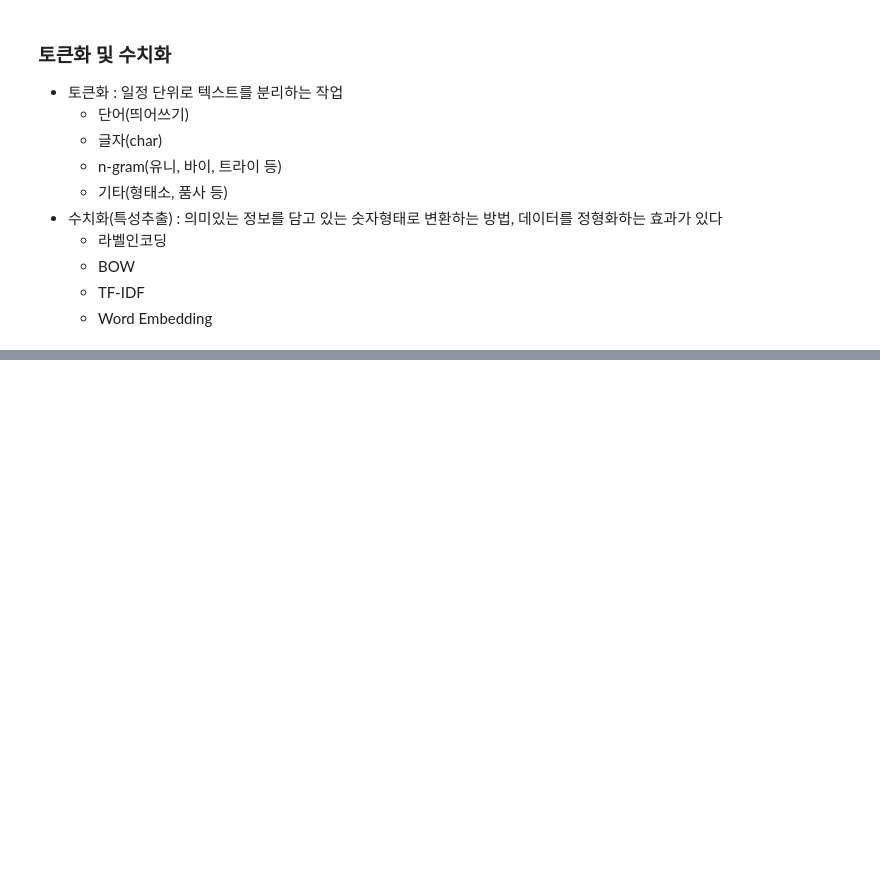
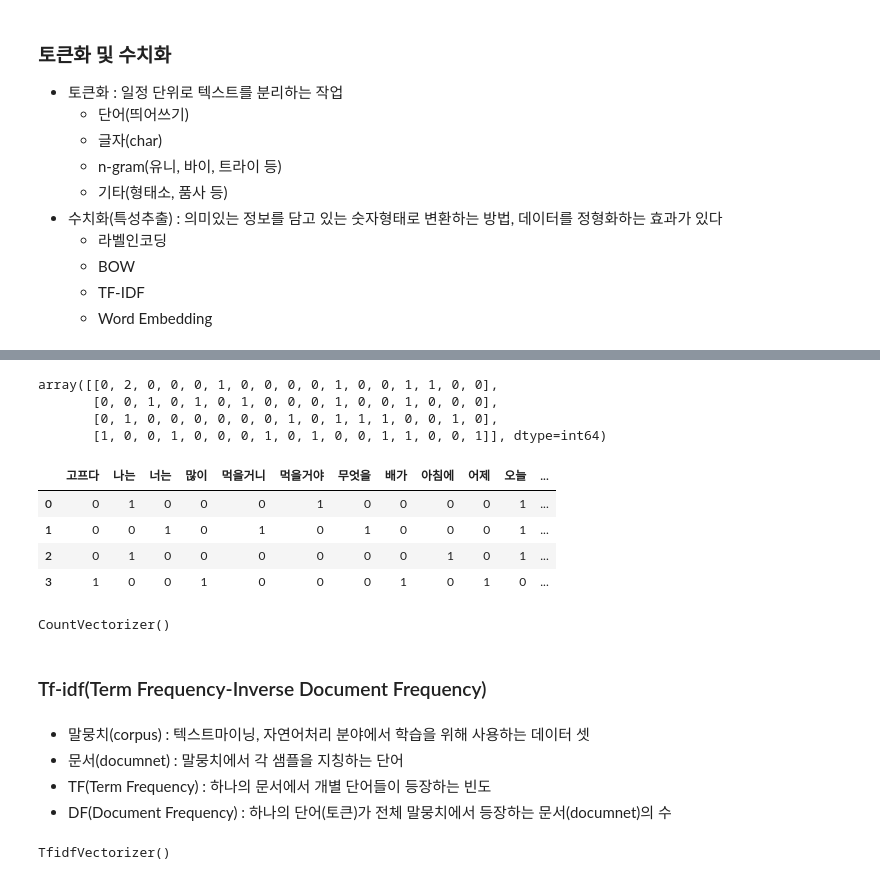
Before and after one commit to pa3757/aischoolpython, a Jupyter notebook: machineLearning/textmining.ipynb, the cells around one changed output, grey strips where cells are left out. Drawn from its saved outputs; the diff is of its cells as text; code cells hidden in the pictures; blank space fills up the shorter version.

```diff
--- a/machineLearning/textmining.ipynb
+++ b/machineLearning/textmining.ipynb
@@ -609,0 +615,5 @@ for doc in tqdm(test_celean_list):
+# %%
+from sklearn.feature_extraction.text import CountVectorizer
+
+# 객체 생성
+cv = CountVectorizer()
@@ -609,0 +624,4 @@ for doc in tqdm(test_celean_list):
+# %%
+sample_text = ["나는 나는 오늘 저녁에 치킨을 먹을거야", "너는 오늘 저녁에 무엇을 먹을거니?", "나는 오늘 아침에 운동을 하고 왔어", "어제 저녁에 운동을 했더니 배가 많이 고프다"]
+# %%
+cv.fit(sample_text)
@@ -609,0 +650,32 @@ for doc in tqdm(test_celean_list):
+# %%
+# 수치화
+# transform() : 텍스트 데이터를 수치화된 데이터로 변환
+result = cv.transform(sample_text)
+# %%
+result.toarray()
+# %% [output]
+array([[0, 2, 0, 0, 0, 1, 0, 0, 0, 0, 1, 0, 0, 1, 1, 0, 0],
+       [0, 0, 1, 0, 1, 0, 1, 0, 0, 0, 1, 0, 0, 1, 0, 0, 0],
+       [0, 1, 0, 0, 0, 0, 0, 0, 1, 0, 1, 1, 1, 0, 0, 1, 0],
+       [1, 0, 0, 1, 0, 0, 0, 1, 0, 1, 0, 0, 1, 1, 0, 0, 1]], dtype=int64)
+# %%
+# 데이터프레임으로 변환
+pd.DataFrame(result.toarray(), columns=cv.get_feature_names_out())
+# %% [output]
+|  | 고프다 | 나는 | 너는 | 많이 | 먹을거니 | 먹을거야 | 무엇을 | 배가 | 아침에 | 어제 | 오늘 | ... |
+| 0 | 0 | 1 | 0 | 0 | 0 | 1 | 0 | 0 | 0 | 0 | 1 | ... |
+| 1 | 0 | 0 | 1 | 0 | 1 | 0 | 1 | 0 | 0 | 0 | 1 | ... |
+| 2 | 0 | 1 | 0 | 0 | 0 | 0 | 0 | 0 | 1 | 0 | 1 | ... |
+| 3 | 1 | 0 | 0 | 1 | 0 | 0 | 0 | 1 | 0 | 1 | 0 | ... |
+# %%
+# train 데이터 수치화
+cv.fit(train_sc_list)
+# %% [output]
+CountVectorizer()
+# %% [markdown]
+### Tf-idf(Term Frequency-Inverse Document Frequency)
+# %% [markdown]
+- 말뭉치(corpus) : 텍스트마이닝, 자연어처리 분야에서 학습을 위해 사용하는 데이터 셋
+- 문서(documnet) : 말뭉치에서 각 샘플을 지칭하는 단어
+- TF(Term Frequency) : 하나의 문서에서 개별 단어들이 등장하는 빈도
+- DF(Document Frequency) : 하나의 단어(토큰)가 전체 말뭉치에서 등장하는 문서(documnet)의 수
@@ -609,0 +686,4 @@ for doc in tqdm(test_celean_list):
+# %%
+sample_tf_idf.fit(sample_text)
+# %% [output]
+TfidfVectorizer()
```
Also changed, not shown: parts of 28 cells of this notebook, 2 other files.
